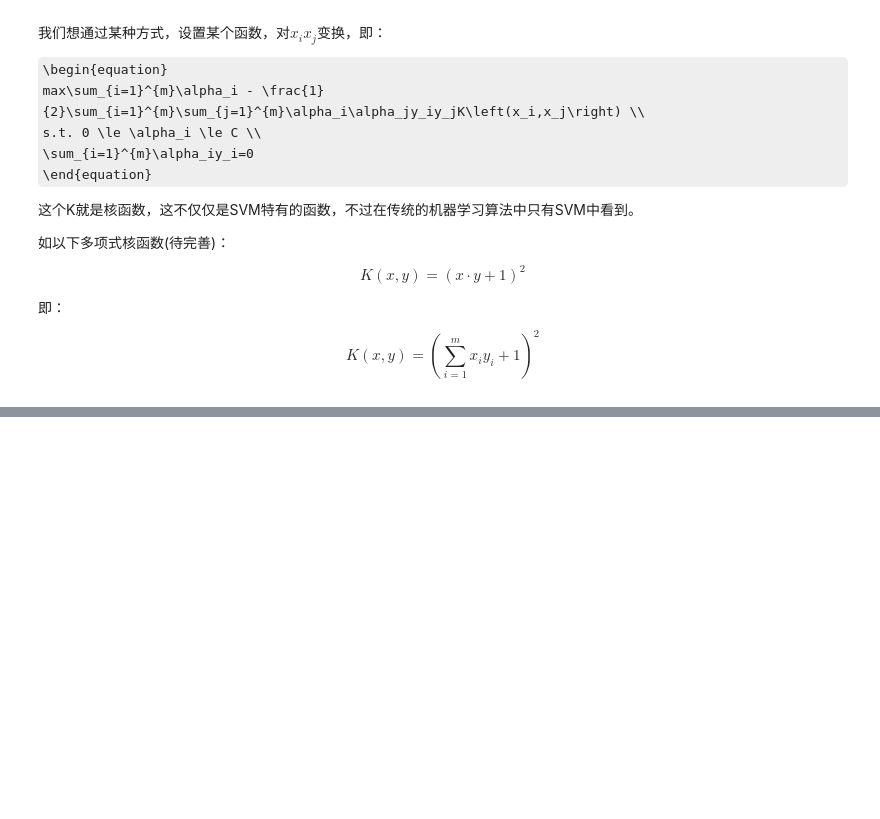
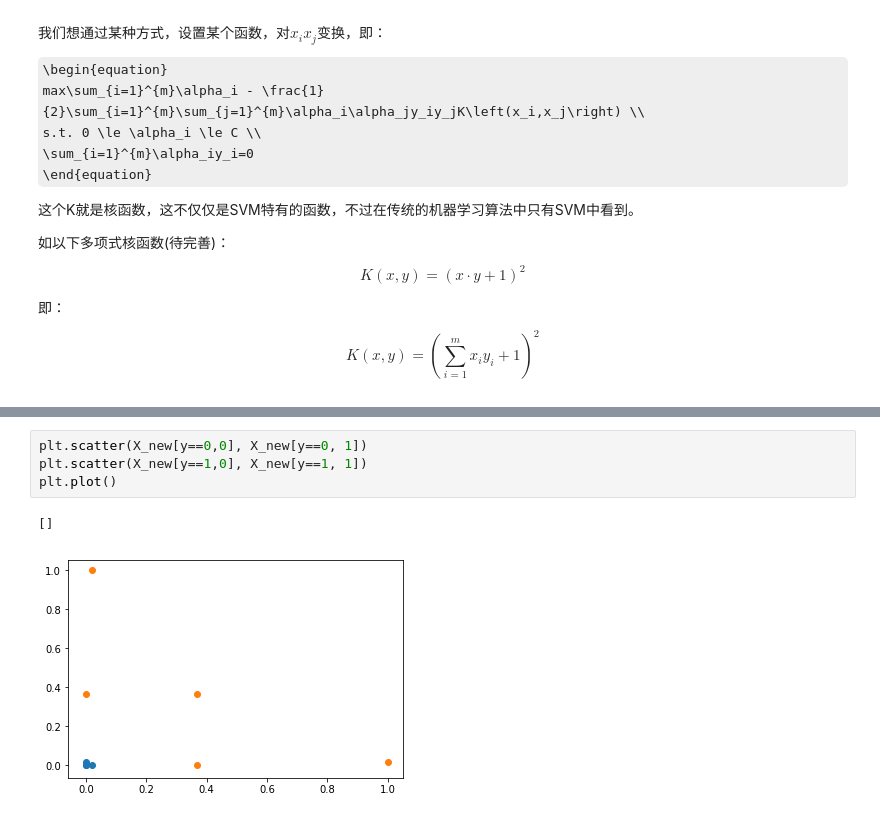
Before and after one commit to Liying1996/machine_learning, a Jupyter notebook: SVM.ipynb, the cells around one changed output, grey strips where cells are left out. Drawn from its saved outputs; the diff is of its cells as text; some formulas as TeX source; blank space fills up the shorter version.

```diff
--- a/SVM.ipynb
+++ b/SVM.ipynb
@@ -377,0 +408,7 @@ K\left(x, y\right) = \left(\sum_{i=1}^mx_iy_i + 1\right)^2
+# %%
+plt.scatter(X_new[y==0,0], X_new[y==0, 1])
+plt.scatter(X_new[y==1,0], X_new[y==1, 1])
+plt.plot()
+# %% [output]
+[]
+[figure, added]
```
Also changed, not shown: parts of 21 cells of this notebook.
